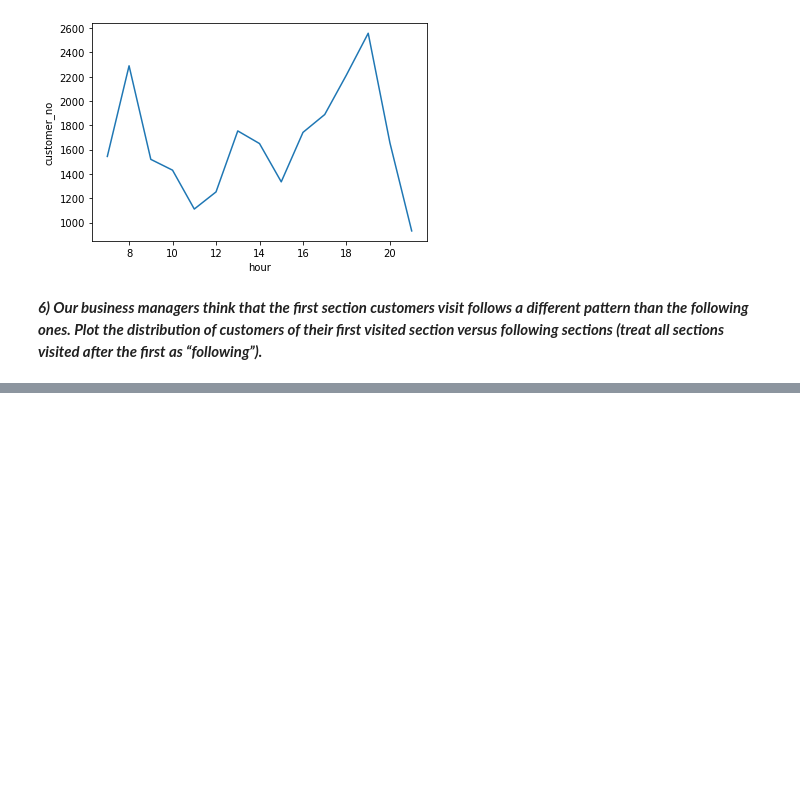
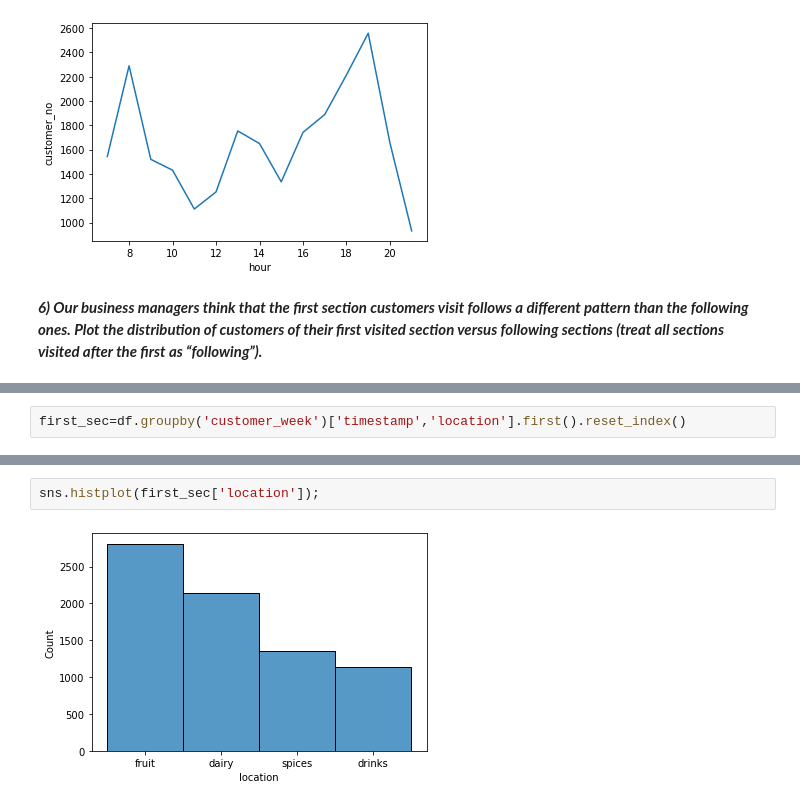
Before and after one commit to abhisrn1986/SupermarketSimulation, a Jupyter notebook: MarkovSimulation/data_exploration.ipynb, the cells around one changed output, grey strips where cells are left out. Drawn from its saved outputs; the diff is of its cells as text; blank space fills up the shorter version.

```diff
--- a/MarkovSimulation/data_exploration.ipynb
+++ b/MarkovSimulation/data_exploration.ipynb
@@ -421,0 +441,2 @@ sns.lineplot('hour','customer_no',data=mon_hour);
+# %%
+first_sec=df.groupby('customer_week')['timestamp','location'].first().reset_index()
@@ -421,0 +459,4 @@ sns.lineplot('hour','customer_no',data=mon_hour);
+# %%
+sns.histplot(first_sec['location']);
+# %% [output]
+[figure, added]
```
Also changed, not shown: parts of 8 cells of this notebook.
